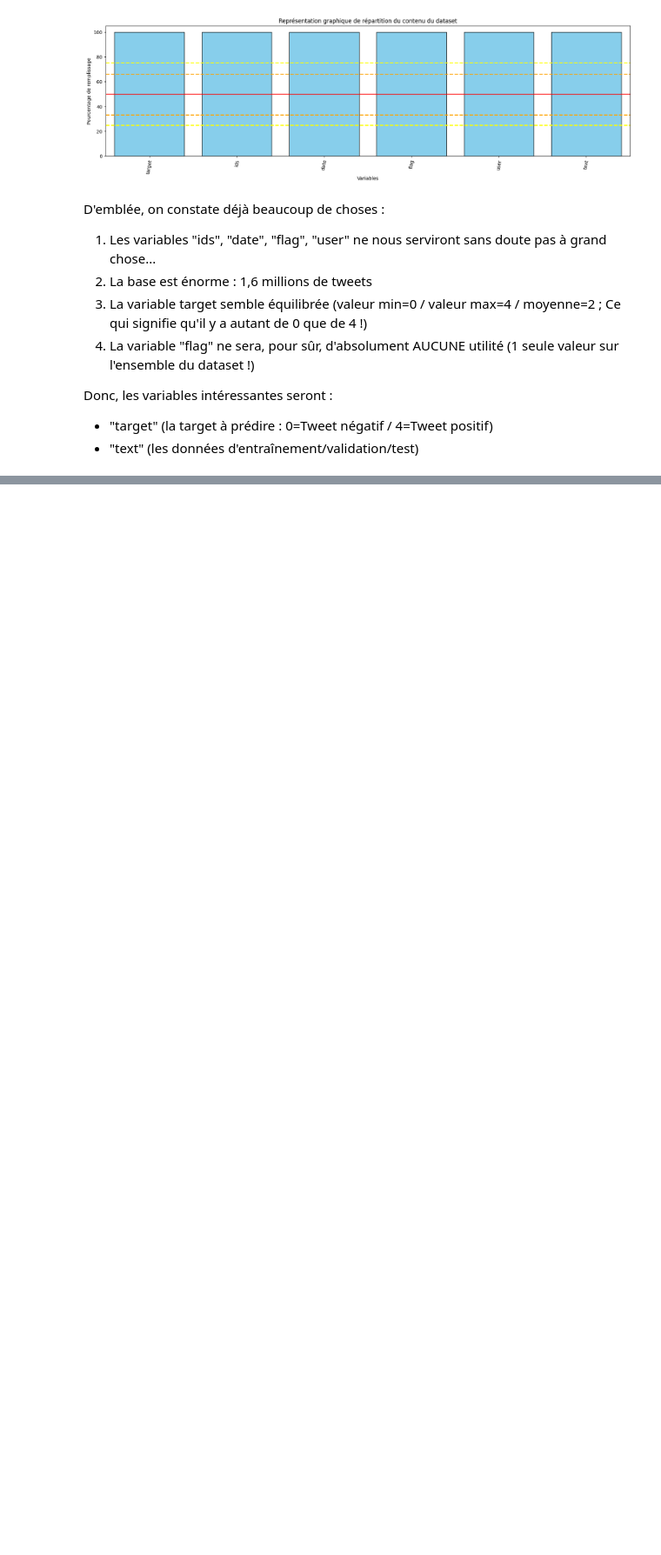
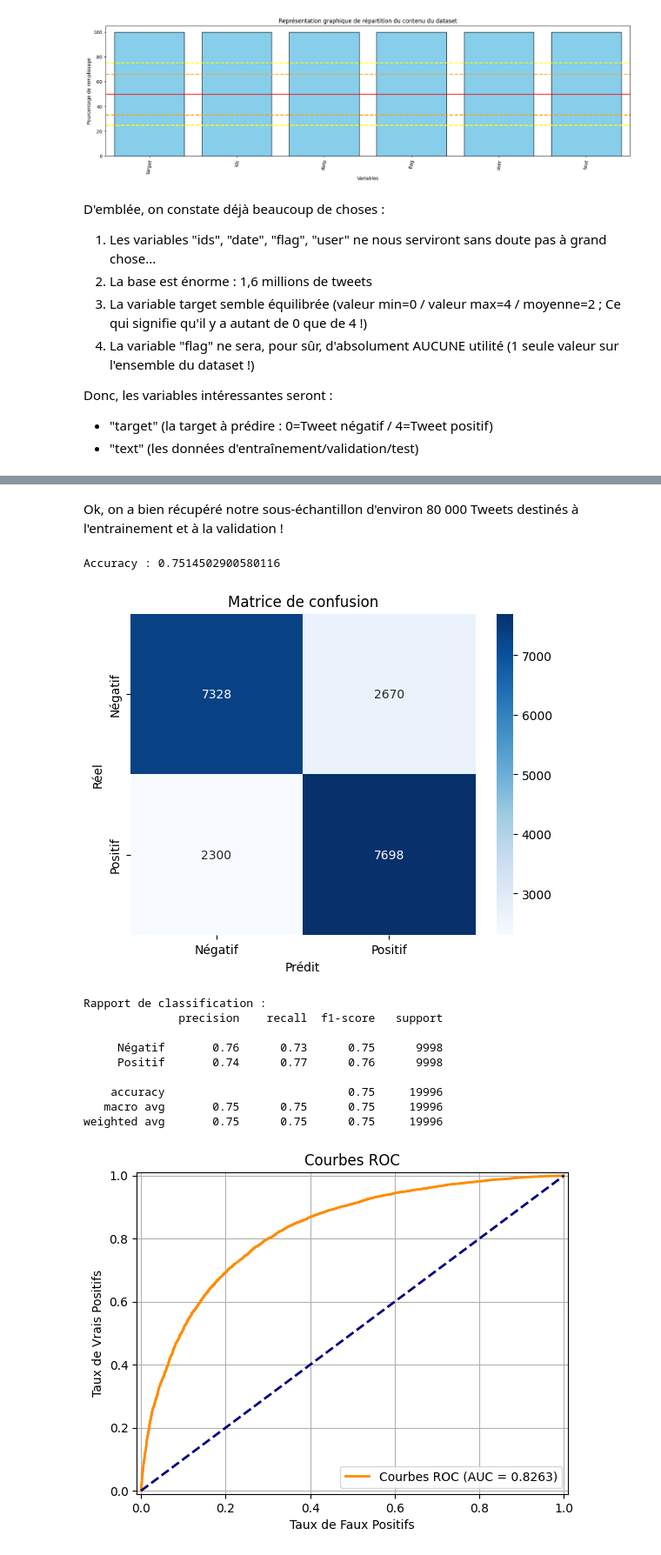
Before and after one commit to Jojo31100/Projet_7-Air_Paradis-PUBLIC, a Jupyter notebook: AirParadis_Notebook.ipynb, the cells around one changed output, grey strips where cells are left out. Shown: that part at 87% size. Drawn from its saved outputs; the diff is of its cells as text; code cells hidden in the pictures; blank space fills up the shorter version.

Commit message:
Test de remontée d'un modèle de Régression Logistique dans MLflow (et pour l'instant, les métriques de MLflow ne correspondent pas à mes métriques : Courbe ROC, ...)

```diff
--- a/AirParadis_Notebook.ipynb
+++ b/AirParadis_Notebook.ipynb
@@ -265,4 +273,9 @@ On part du principe qu'on va utiliser Google Colab pour le développement, tout
 #Installation de MLFlow pour suivre la totalité des modèles (temps d'entrainement, d'inférence, résultats, meilleurs paramètres, ...)
 !pip install mlflow
 import mlflow
+
+#On va créer les "Experiments" pour y stocker nos modèles
+mlflow.set_experiment("Modeles-RegressionLogistique")
+mlflow.set_experiment("Modeles-TF-IDF")
+mlflow.set_experiment("Modeles-DeepLearning")
 # %% [output]
@@ -390,0 +547,7 @@ Taille du dataset : 8000 individus, et 6 variables
+# %%
+#Connexion à Google Drive
+drive.mount("/content/drive/")
+
+#On charge nos données
+dataframe = pandas.read_csv("/content/drive/My Drive/Colab_Notebooks/Project_7/dataset/TextPrepared_Dataset_TrainVal.csv", sep=";")
+dataframe.shape
@@ -390,0 +573,2 @@ Taille du dataset : 8000 individus, et 6 variables
+# %% [markdown]
+Ok, on a bien récupéré notre sous-échantillon d'environ 80 000 Tweets destinés à l'entrainement et à la validation !
@@ -390,0 +598,51 @@ Taille du dataset : 8000 individus, et 6 variables
+# %%
+#Regression logistique sur le Bag of Words Lemmatisé
+"""
+#Inférence
+y_pred = modeleRegressionLogistique.predict(X_test_vect)
+y_proba = modeleRegressionLogistique.predict_proba(X_test_vect)[:, 1]
+"""
+#Métriques
+#Accuracy
+accuracy = accuracy_score(y_test, y_pred)
+print("Accuracy :", accuracy)
+
+#Matrice de confusion
+matriceDeConfusion = confusion_matrix(y_test, y_pred)
+seaborn.heatmap(matriceDeConfusion, annot=True, fmt="d", cmap="Blues", xticklabels=["Négatif", "Positif"], yticklabels=["Négatif", "Positif"])
+matplotlib.pyplot.title("Matrice de confusion")
+matplotlib.pyplot.xlabel("Prédit")
+matplotlib.pyplot.ylabel("Réel")
+matplotlib.pyplot.show()
+
+#Rapport de classification
+print("\n\nRapport de classification :")
+print(classification_report(y_test, y_pred, target_names=["Négatif", "Positif"]), "\n")
+
+#ROC-AUC & AUC
+fauxPositifs, vraisPositifs, thresholds = roc_curve(y_test, y_proba, pos_label=4)
+roc_auc = auc(fauxPositifs, vraisPositifs)
+matplotlib.pyplot.figure()
+matplotlib.pyplot.plot(fauxPositifs, vraisPositifs, color="darkorange", lw=2, label=f"Courbes ROC (AUC = {roc_auc:.4f})")
+matplotlib.pyplot.plot([0, 1], [0, 1], color="navy", lw=2, linestyle="--")
+matplotlib.pyplot.xlim([-0.01, 1.01])
+matplotlib.pyplot.ylim([-0.01, 1.01])
+matplotlib.pyplot.xlabel("Taux de Faux Positifs")
+matplotlib.pyplot.ylabel("Taux de Vrais Positifs")
+matplotlib.pyplot.title("Courbes ROC")
+matplotlib.pyplot.legend(loc="lower right")
+matplotlib.pyplot.grid(True)
+matplotlib.pyplot.show()
+# %% [output]
+Accuracy : 0.7514502900580116
+[figure, added]
+Rapport de classification :
+              precision    recall  f1-score   support
+
+     Négatif       0.76      0.73      0.75      9998
+     Positif       0.74      0.77      0.76      9998
+
+    accuracy                           0.75     19996
+   macro avg       0.75      0.75      0.75     19996
+weighted avg       0.75      0.75      0.75     19996
+[figure, added]
```
Also changed, not shown: parts of 20 cells of this notebook.
